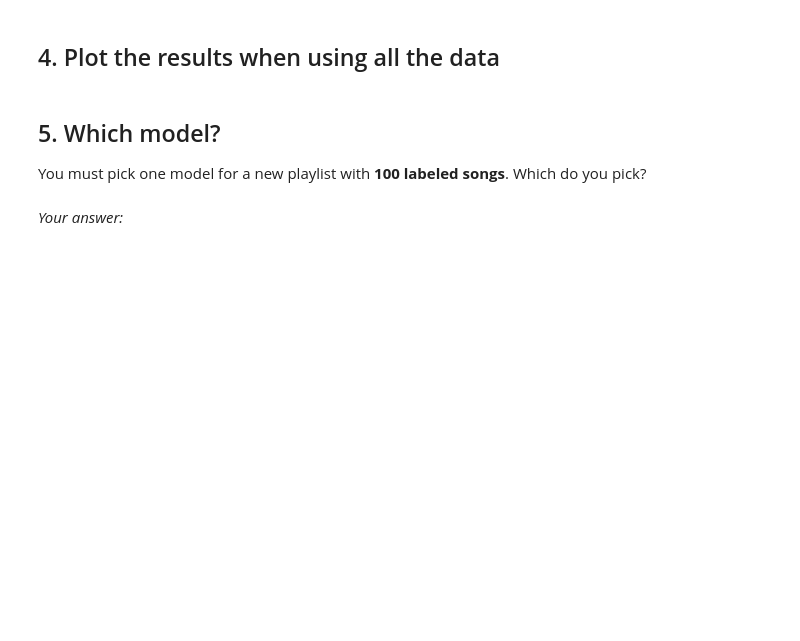
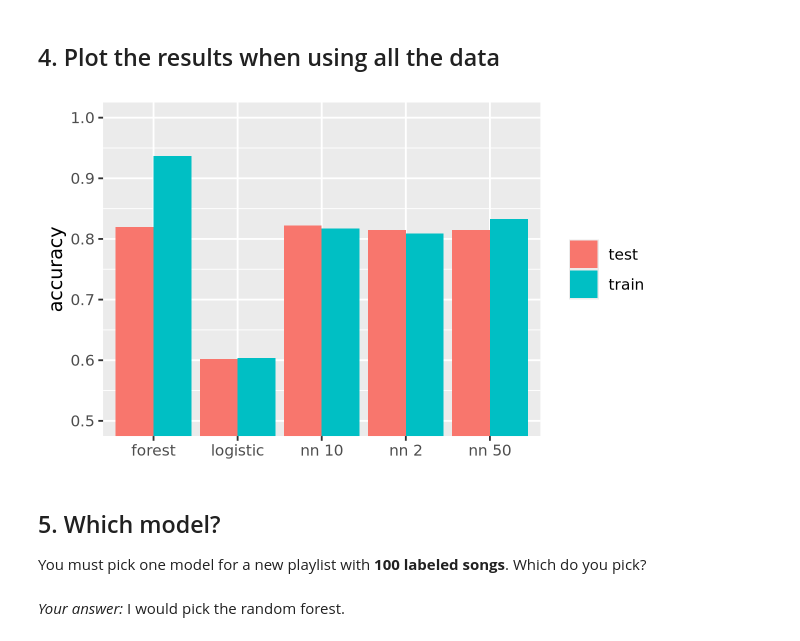
Before and after one commit to adithi-sri/codespace, a Jupyter notebook: exercises/16-nn-exercise.ipynb, the cells around one changed output. Saved outputs shown, nothing was run; the diff lists cells and outputs as text; code cells hidden in the pictures; blank space fills up the shorter version.

```diff
--- a/exercises/16-nn-exercise.ipynb
+++ b/exercises/16-nn-exercise.ipynb
@@ -117,9 +170,20 @@ Run `compare_models()` again, with all of `train` (about 5,500 songs).
 ## 4. Plot the results when using all the data
 # %%
 # Chart code goes here
+
+results_full |>
+    pivot_longer(c(train_accuracy, test_accuracy),
+names_to = 'set', values_to = 'accuracy') |>
+    mutate(set = ifelse(set == 'train_accuracy', 'train', 'test'))|>
+    ggplot(aes(x = model, y = accuracy, fill = set)) +
+    geom_col(position = 'dodge') +
+    coord_cartesian(ylim = c(0.5, 1)) +
+    labs(fill = NULL, y = 'accuracy', x = NULL)
+# %% [output]
+[figure, added]
 # %% [markdown]
 ## 5. Which model?
 
 You must pick one model for a new playlist with **100 labeled songs**. Which do you pick?
 # %% [markdown]
-*Your answer:*
+*Your answer:* I would pick the random forest.
```
Also changed, not shown: parts of 6 cells of this notebook.
